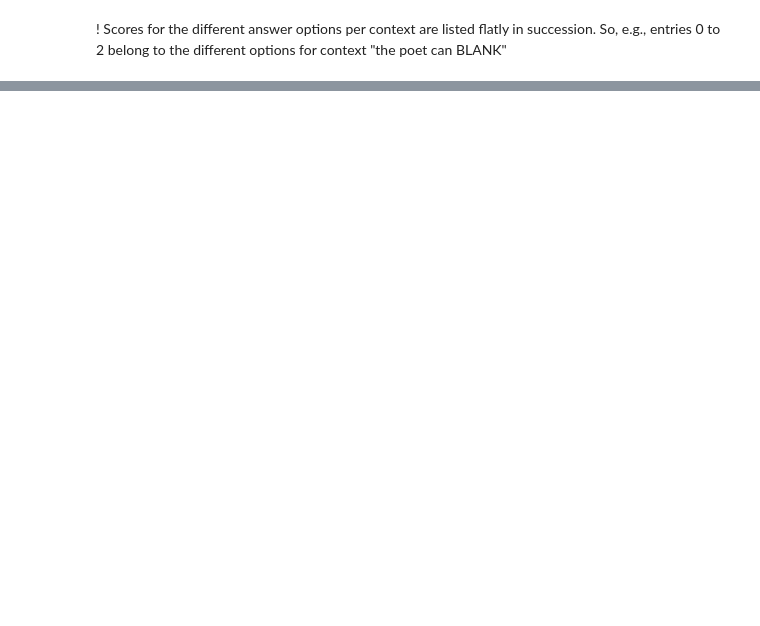
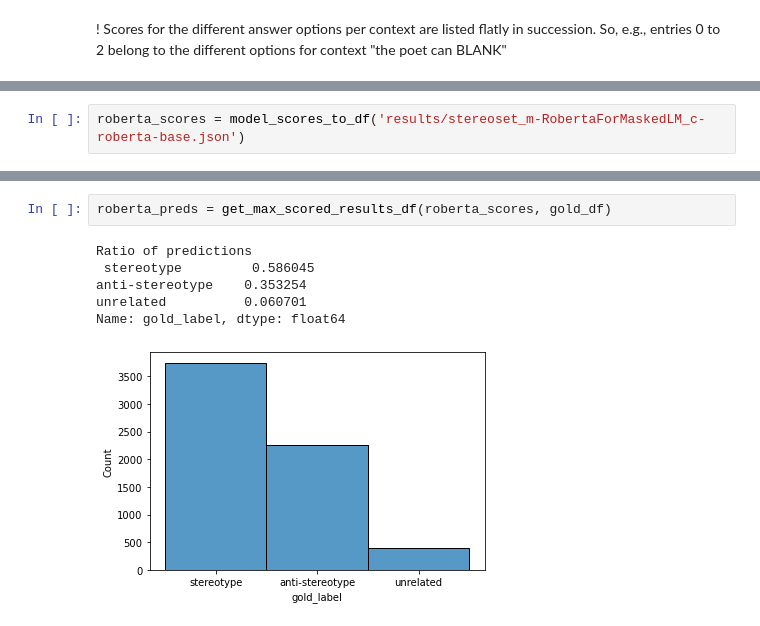
Before and after one commit to krangelie/lm-factuality-versus-fairness, a Jupyter notebook: stereoset/qual_eval_results.ipynb, the cells around one changed output, grey strips where cells are left out. Drawn from its saved outputs; the diff is of its cells as text; blank space fills up the shorter version.

```diff
--- a/stereoset/qual_eval_results.ipynb
+++ b/stereoset/qual_eval_results.ipynb
@@ -104,0 +238,2 @@ Name: gold_label, dtype: float64
+# %%
+roberta_scores = model_scores_to_df('results/stereoset_m-RobertaForMaskedLM_c-roberta-base.json')
@@ -104,0 +251,9 @@ Name: gold_label, dtype: float64
+# %%
+roberta_preds = get_max_scored_results_df(roberta_scores, gold_df)
+# %% [output]
+Ratio of predictions
+ stereotype         0.586045
+anti-stereotype    0.353254
+unrelated          0.060701
+Name: gold_label, dtype: float64
+[figure, added]
```
Also changed, not shown: parts of 29 cells of this notebook.
